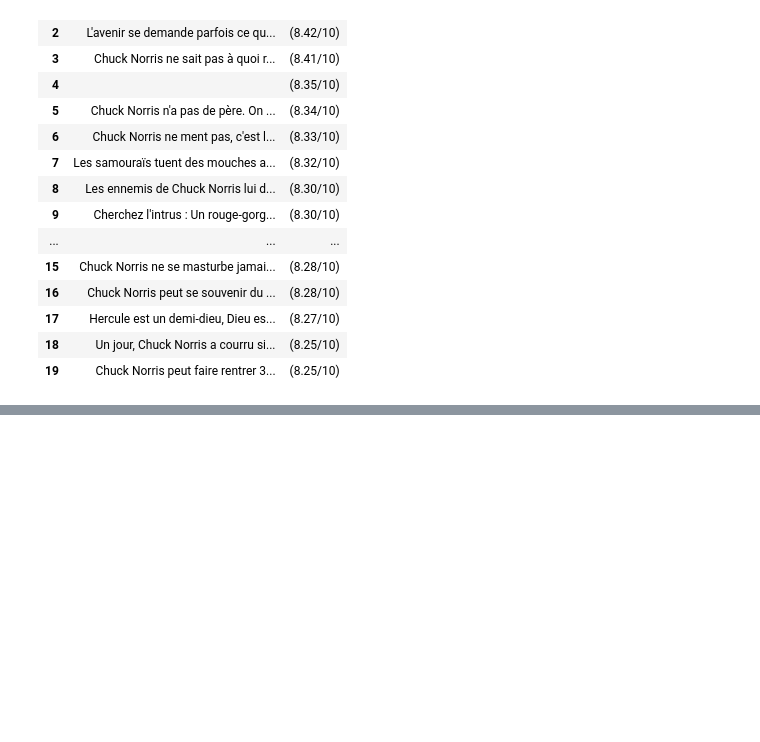
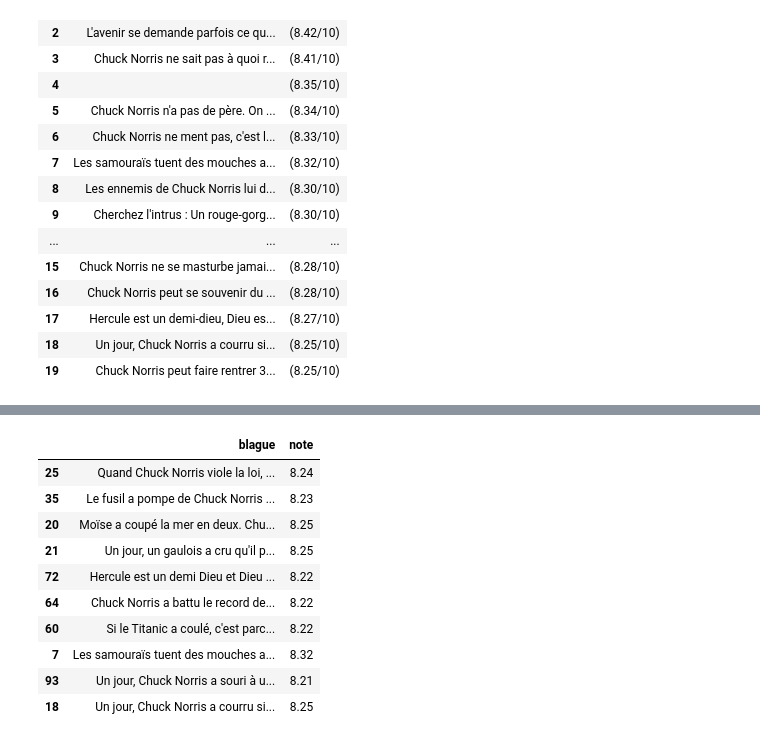
Before and after one commit to jpvt-data/Portfolio, a Jupyter notebook: donnees/mise_en_pratique/web_scraping/web_scraping_chuck_norris.ipynb, the cells around one changed output, grey strips where cells are left out. Cells and saved outputs as stored; diff of their text form; code cells hidden in the pictures; blank space fills up the shorter version.

```diff
--- a/donnees/mise_en_pratique/web_scraping/web_scraping_chuck_norris.ipynb
+++ b/donnees/mise_en_pratique/web_scraping/web_scraping_chuck_norris.ipynb
@@ -213,0 +335,14 @@ df
+# %%
+df2.sample(10)
+# %% [output]
+|  | blague | note |
+| 25 | Quand Chuck Norris viole la loi, ... | 8.24 |
+| 35 | Le fusil a pompe de Chuck Norris ... | 8.23 |
+| 20 | Moïse a coupé la mer en deux. Chu... | 8.25 |
+| 21 | Un jour, un gaulois a cru qu'il p... | 8.25 |
+| 72 | Hercule est un demi Dieu et Dieu ... | 8.22 |
+| 64 | Chuck Norris a battu le record de... | 8.22 |
+| 60 | Si le Titanic a coulé, c'est parc... | 8.22 |
+| 7 | Les samouraïs tuent des mouches a... | 8.32 |
+| 93 | Un jour, Chuck Norris a souri à u... | 8.21 |
+| 18 | Un jour, Chuck Norris a courru si... | 8.25 |
```
Also changed, not shown: parts of 22 cells of this notebook.
